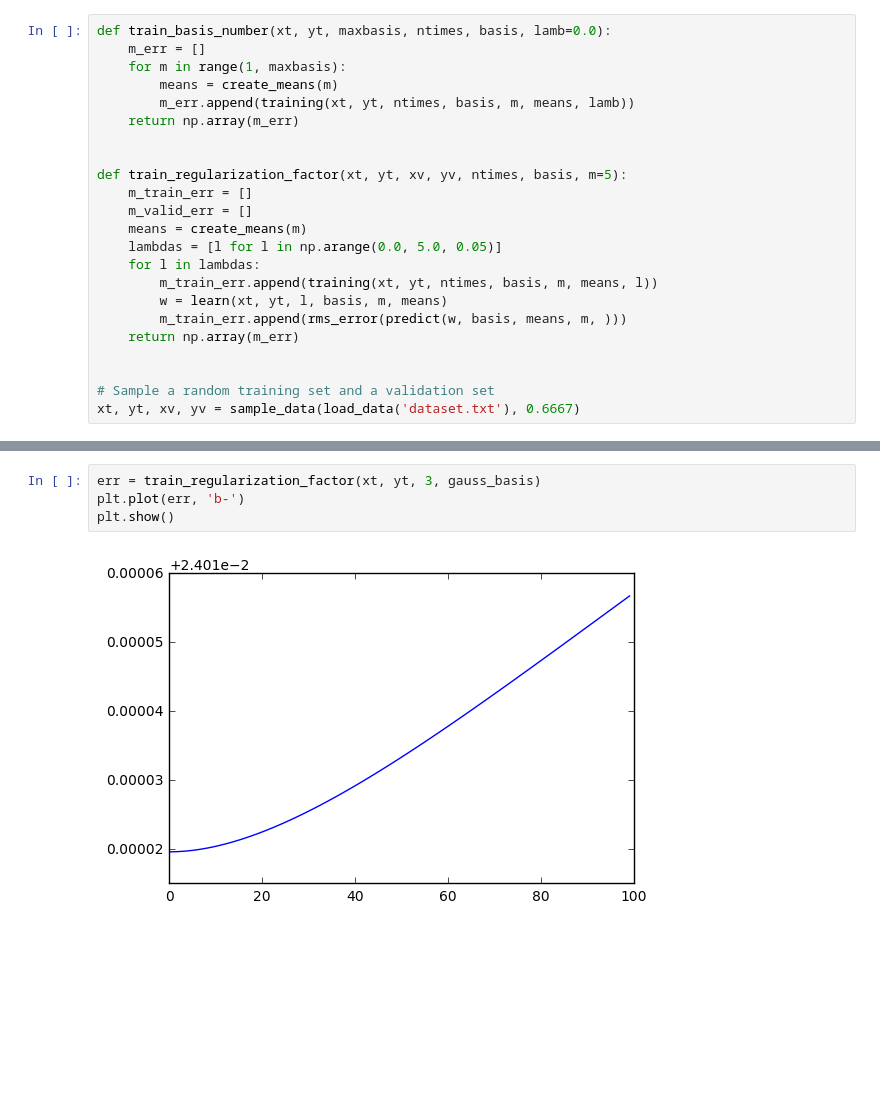
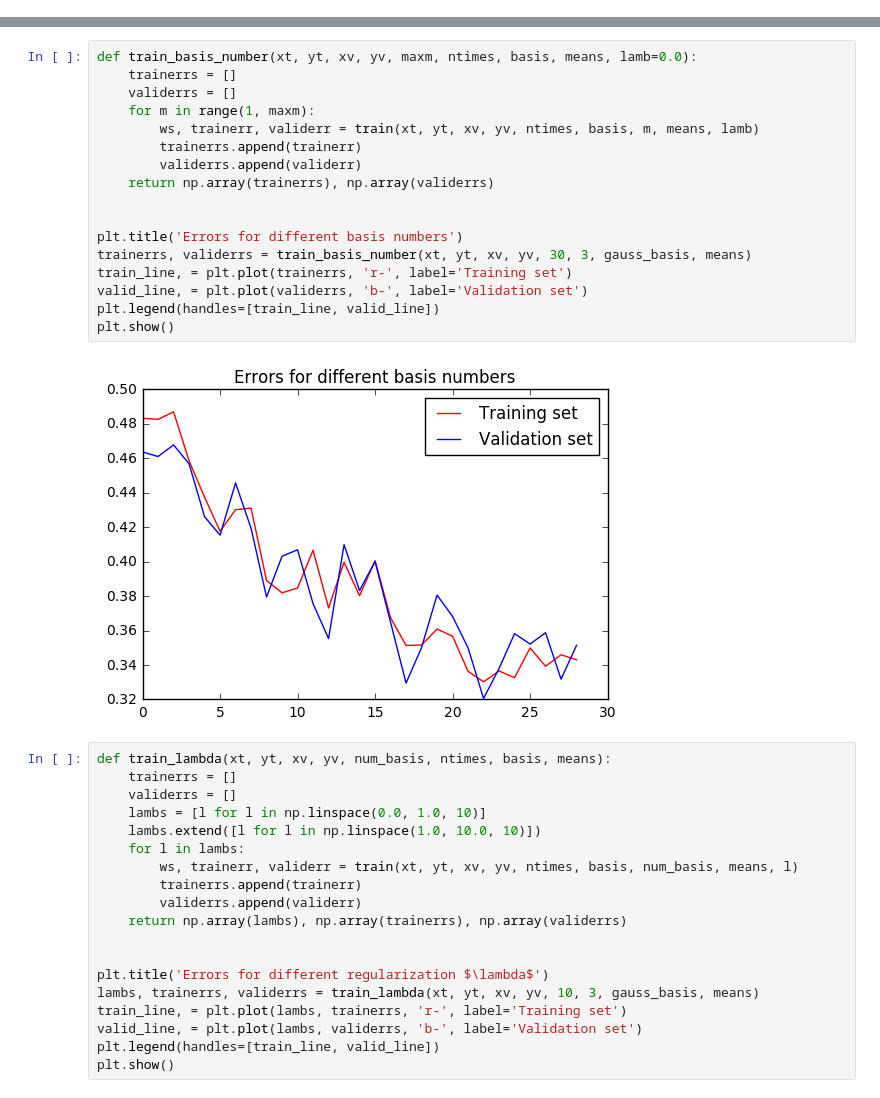
Before and after one commit to elvismt/Pattern-Recognition, a Jupyter notebook: Lista3/Regression.ipynb, the cells around one changed output, grey strips where cells are left out. Cells and saved outputs as stored; diff of their text form; blank space fills up the shorter version.

```diff
--- a/Lista3/Regression.ipynb
+++ b/Lista3/Regression.ipynb
@@ -90,23 +151,0 @@ def training(xt, yt, ntimes, basis, num_basis, means, lamb=0.0):
-# %%
-def train_basis_number(xt, yt, maxbasis, ntimes, basis, lamb=0.0):
-    m_err = []
-    for m in range(1, maxbasis):
-        means = create_means(m)
-        m_err.append(training(xt, yt, ntimes, basis, m, means, lamb))
-    return np.array(m_err)
-
-
-def train_regularization_factor(xt, yt, xv, yv, ntimes, basis, m=5):
-    m_train_err = []
-    m_valid_err = []
-    means = create_means(m)
-    lambdas = [l for l in np.arange(0.0, 5.0, 0.05)]
-    for l in lambdas:
-        m_train_err.append(training(xt, yt, ntimes, basis, m, means, l))
-        w = learn(xt, yt, l, basis, m, means)
-        m_train_err.append(rms_error(predict(w, basis, means, m, )))
-    return np.array(m_err)
-
-
-# Sample a random training set and a validation set
-xt, yt, xv, yv = sample_data(load_data('dataset.txt'), 0.6667)
@@ -119,6 +152,38 @@ plt.show()
-# %%
-err = train_regularization_factor(xt, yt, 3, gauss_basis)
-plt.plot(err, 'b-')
-plt.show()
-# %% [output]
-[figure, removed]
+# %%
+def train_basis_number(xt, yt, xv, yv, maxm, ntimes, basis, means, lamb=0.0):
+    trainerrs = []
+    validerrs = []
+    for m in range(1, maxm):
+        ws, trainerr, validerr = train(xt, yt, xv, yv, ntimes, basis, m, means, lamb)
+        trainerrs.append(trainerr)
+        validerrs.append(validerr)
+    return np.array(trainerrs), np.array(validerrs)
+
+
+plt.title('Errors for different basis numbers')
+trainerrs, validerrs = train_basis_number(xt, yt, xv, yv, 30, 3, gauss_basis, means)
+train_line, = plt.plot(trainerrs, 'r-', label='Training set')
+valid_line, = plt.plot(validerrs, 'b-', label='Validation set')
+plt.legend(handles=[train_line, valid_line])
+plt.show()
+# %% [output]
+[figure, added]
+# %%
+def train_lambda(xt, yt, xv, yv, num_basis, ntimes, basis, means):
+    trainerrs = []
+    validerrs = []
+    lambs = [l for l in np.linspace(0.0, 1.0, 10)]
+    lambs.extend([l for l in np.linspace(1.0, 10.0, 10)])
+    for l in lambs:
+        ws, trainerr, validerr = train(xt, yt, xv, yv, ntimes, basis, num_basis, means, l)
+        trainerrs.append(trainerr)
+        validerrs.append(validerr)
+    return np.array(lambs), np.array(trainerrs), np.array(validerrs)
+
+
+plt.title('Errors for different regularization $\lambda$')
+lambs, trainerrs, validerrs = train_lambda(xt, yt, xv, yv, 10, 3, gauss_basis, means)
+train_line, = plt.plot(lambs, trainerrs, 'r-', label='Training set')
+valid_line, = plt.plot(lambs, validerrs, 'b-', label='Validation set')
+plt.legend(handles=[train_line, valid_line])
+plt.show()
```
Also changed, not shown: parts of 5 cells of this notebook.
